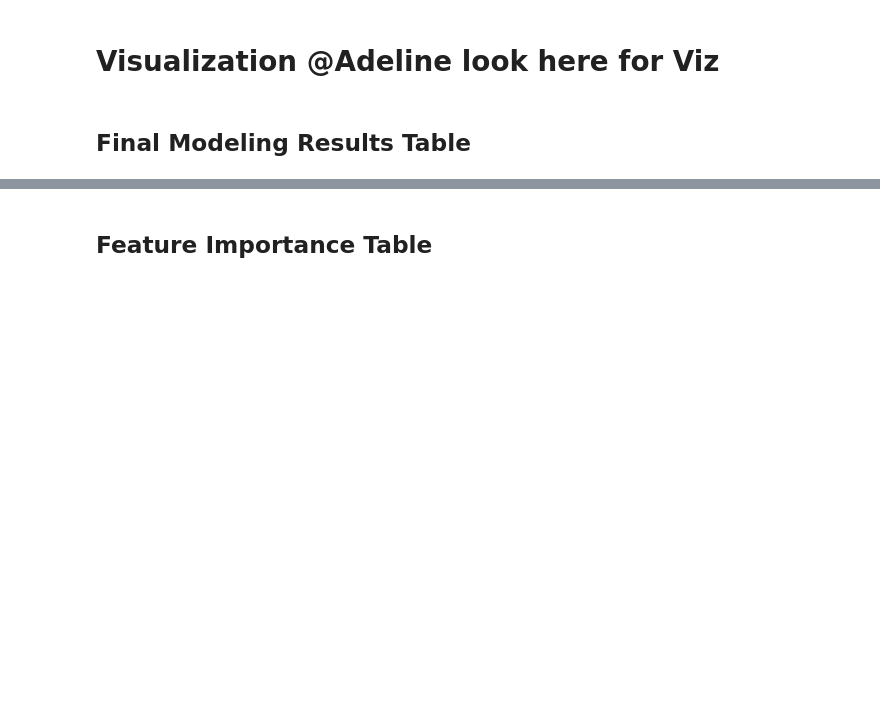
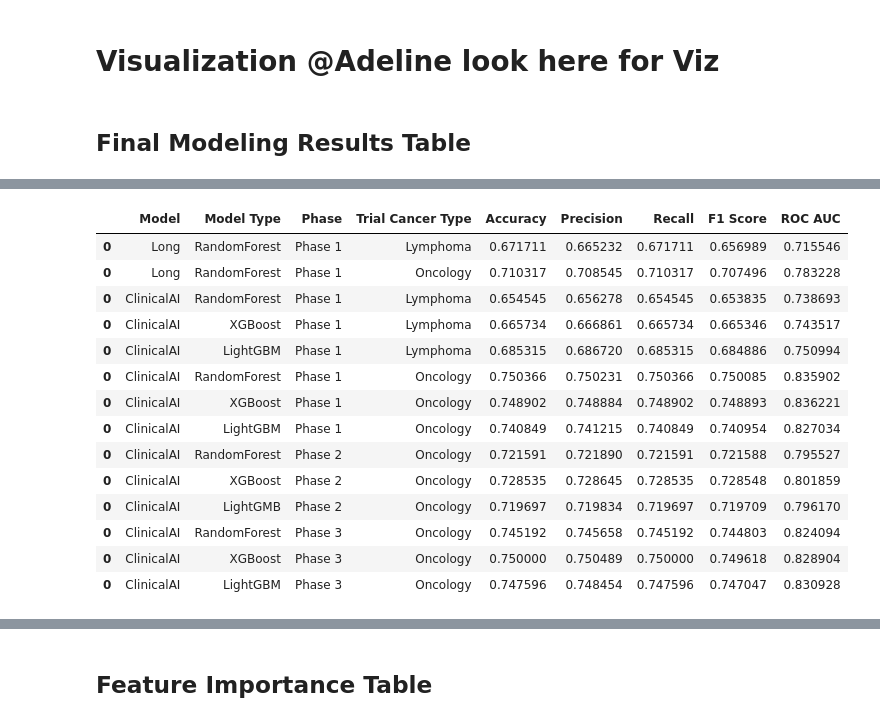
Before and after one commit to cynthiaxu04/predicting-clinicaltrials, a Jupyter notebook: model/feature_comparison.ipynb, the cells around one changed output, grey strips where cells are left out. Cells and saved outputs as stored; diff of their text form; code cells hidden in the pictures; blank space fills up the shorter version.

```diff
--- a/model/feature_comparison.ipynb
+++ b/model/feature_comparison.ipynb
@@ -445,0 +447,22 @@ final_result
+# %%
+test_result = final_df
+
+test_result.loc[:, ['Model', 'Model Type', 'Phase', 'Trial Cancer Type']] = test_result['key'].apply(lambda x: pd.Series(data_map[x]))
+test_result = test_result[cols]
+test_result
+# %% [output]
+|  | Model | Model Type | Phase | Trial Cancer Type | Accuracy | Precision | Recall | F1 Score | ROC AUC |
+| 0 | Long | RandomForest | Phase 1 | Lymphoma | 0.671711 | 0.665232 | 0.671711 | 0.656989 | 0.715546 |
+| 0 | Long | RandomForest | Phase 1 | Oncology | 0.710317 | 0.708545 | 0.710317 | 0.707496 | 0.783228 |
+| 0 | ClinicalAI | RandomForest | Phase 1 | Lymphoma | 0.654545 | 0.656278 | 0.654545 | 0.653835 | 0.738693 |
+| 0 | ClinicalAI | XGBoost | Phase 1 | Lymphoma | 0.665734 | 0.666861 | 0.665734 | 0.665346 | 0.743517 |
+| 0 | ClinicalAI | LightGBM | Phase 1 | Lymphoma | 0.685315 | 0.686720 | 0.685315 | 0.684886 | 0.750994 |
+| 0 | ClinicalAI | RandomForest | Phase 1 | Oncology | 0.750366 | 0.750231 | 0.750366 | 0.750085 | 0.835902 |
+| 0 | ClinicalAI | XGBoost | Phase 1 | Oncology | 0.748902 | 0.748884 | 0.748902 | 0.748893 | 0.836221 |
+| 0 | ClinicalAI | LightGBM | Phase 1 | Oncology | 0.740849 | 0.741215 | 0.740849 | 0.740954 | 0.827034 |
+| 0 | ClinicalAI | RandomForest | Phase 2 | Oncology | 0.721591 | 0.721890 | 0.721591 | 0.721588 | 0.795527 |
+| 0 | ClinicalAI | XGBoost | Phase 2 | Oncology | 0.728535 | 0.728645 | 0.728535 | 0.728548 | 0.801859 |
+| 0 | ClinicalAI | LightGMB | Phase 2 | Oncology | 0.719697 | 0.719834 | 0.719697 | 0.719709 | 0.796170 |
+| 0 | ClinicalAI | RandomForest | Phase 3 | Oncology | 0.745192 | 0.745658 | 0.745192 | 0.744803 | 0.824094 |
+| 0 | ClinicalAI | XGBoost | Phase 3 | Oncology | 0.750000 | 0.750489 | 0.750000 | 0.749618 | 0.828904 |
+| 0 | ClinicalAI | LightGBM | Phase 3 | Oncology | 0.747596 | 0.748454 | 0.747596 | 0.747047 | 0.830928 |
```
Also changed, not shown: parts of 16 cells of this notebook, 12 other files.
